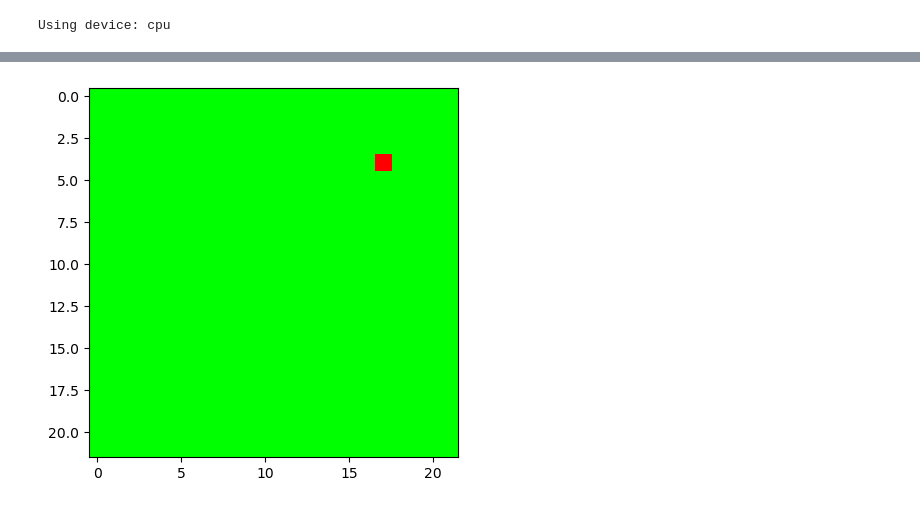
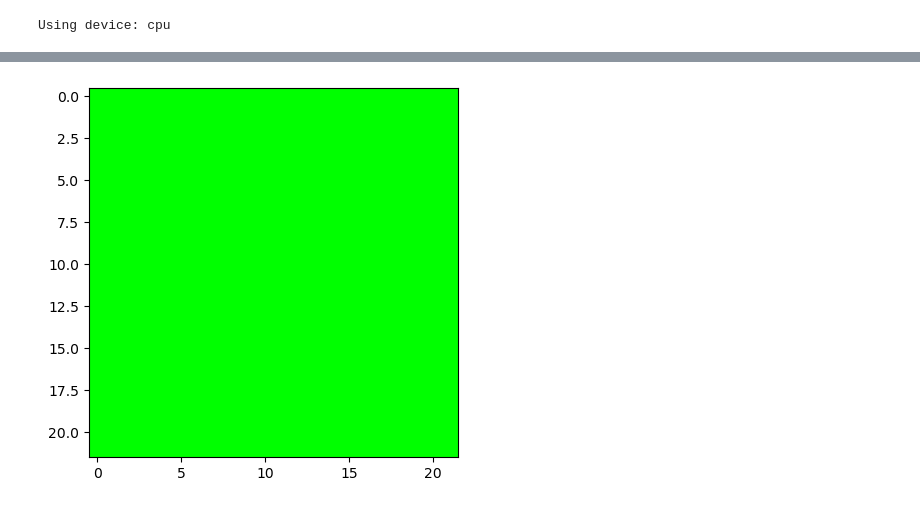
Before and after one commit to Unturned3/vlr-project, a Jupyter notebook: demo.ipynb, the cells around one changed output, grey strips where cells are left out. Cells and saved outputs as stored; diff of their text form; code cells hidden in the pictures.

```diff
--- a/demo.ipynb
+++ b/demo.ipynb
@@ -37,5 +39,10 @@ Selected index: 21895
 # %%
-p_img, _ = permute_image(img, patch_size=cfg.patch_size)
+if False:
+    gt_perm = torch.arange(cfg.num_patches)
+else:
+    gt_perm = None
+
+p_img, gt_perm = permute_image(img, patch_size=cfg.patch_size, perm=gt_perm)
 plt.imshow(p_img.permute(1, 2, 0))
 plt.show()
 # %% [output]
@@ -45,3 +52,5 @@ with torch.no_grad():
     x = p_img.unsqueeze(0).to(device)
     x = vit_trainer.image_transforms(x)
     y = vit(x)
+pred_perm = y.squeeze().argmax(dim=-1)
+pred_perm
@@ -48,5 +75,6 @@ with torch.no_grad():
 # %%
-gt = vit_trainer.gt_single.expand(y.size(0), -1)
+gt = vit_trainer.gt_single[:, gt_perm].expand(y.size(0), -1)
+# gt = vit_trainer.gt_single[:].expand(y.size(0), -1)
 t1_acc = topk_acc(y, gt, k=1)
 t5_acc = topk_acc(y, gt, k=5)
 print(f'Top-1 accuracy: {t1_acc:.4f}')
@@ -57,8 +85,3 @@ Top-5 accuracy: 1.0000
-# %%
-n_side = cfg.crop_image_to_px // cfg.patch_size
-pred_perm = y.squeeze().argmax(dim=-1).cpu().numpy()
-pred_row = pred_perm // n_side
-pred_col = pred_perm % n_side
 # %%
 recon_image, _ = permute_image(img, cfg.patch_size, pred_perm)
 plt.imshow(recon_image.permute(1, 2, 0))
@@ -68,28 +112,28 @@ plt.show()
 # %%
 # Visualize the top-1 error locations
 # If a patch position is predicted wrong, it will be colored red
 # Otherwise, it will be colored green.
 
 
-def visualize_top1_error(recon_image, pred_perm, gt_perm):
-    gt_perm = gt_perm.cpu().numpy().squeeze()
+def visualize_top1_error(recon_image, pred_perm: torch.tensor, gt_perm: torch.tensor):
+    gt_perm = gt_perm.squeeze()
     n_side = cfg.crop_image_to_px // cfg.patch_size
-    errors = np.where(pred_perm != gt_perm)[0]
+    errors = torch.where(pred_perm != gt_perm)[0]
 
     r = errors // n_side
     c = errors % n_side
 
-    overlay = np.zeros((n_side, n_side, 3), dtype=np.float32)
-    overlay[:] = [0, 1, 0]
-    overlay[r, c] = [1, 0, 0]
+    overlay = torch.zeros((n_side, n_side, 3), dtype=torch.float32)
+    overlay[:] = torch.tensor([0, 1, 0], dtype=torch.float32)
+    overlay[r, c] = torch.tensor([1, 0, 0], dtype=torch.float32)
 
     # Blend the overlay with the image
     # recon_image = recon_image.permute(1, 2, 0).cpu().numpy()
 
     plt.imshow(overlay)
     plt.show()
 
 
 visualize_top1_error(recon_image, pred_perm, gt)
 # %% [output]
-[figure, old version]
+[figure, new version]
```
Also changed, not shown: parts of 12 cells of this notebook, 4 other files.
